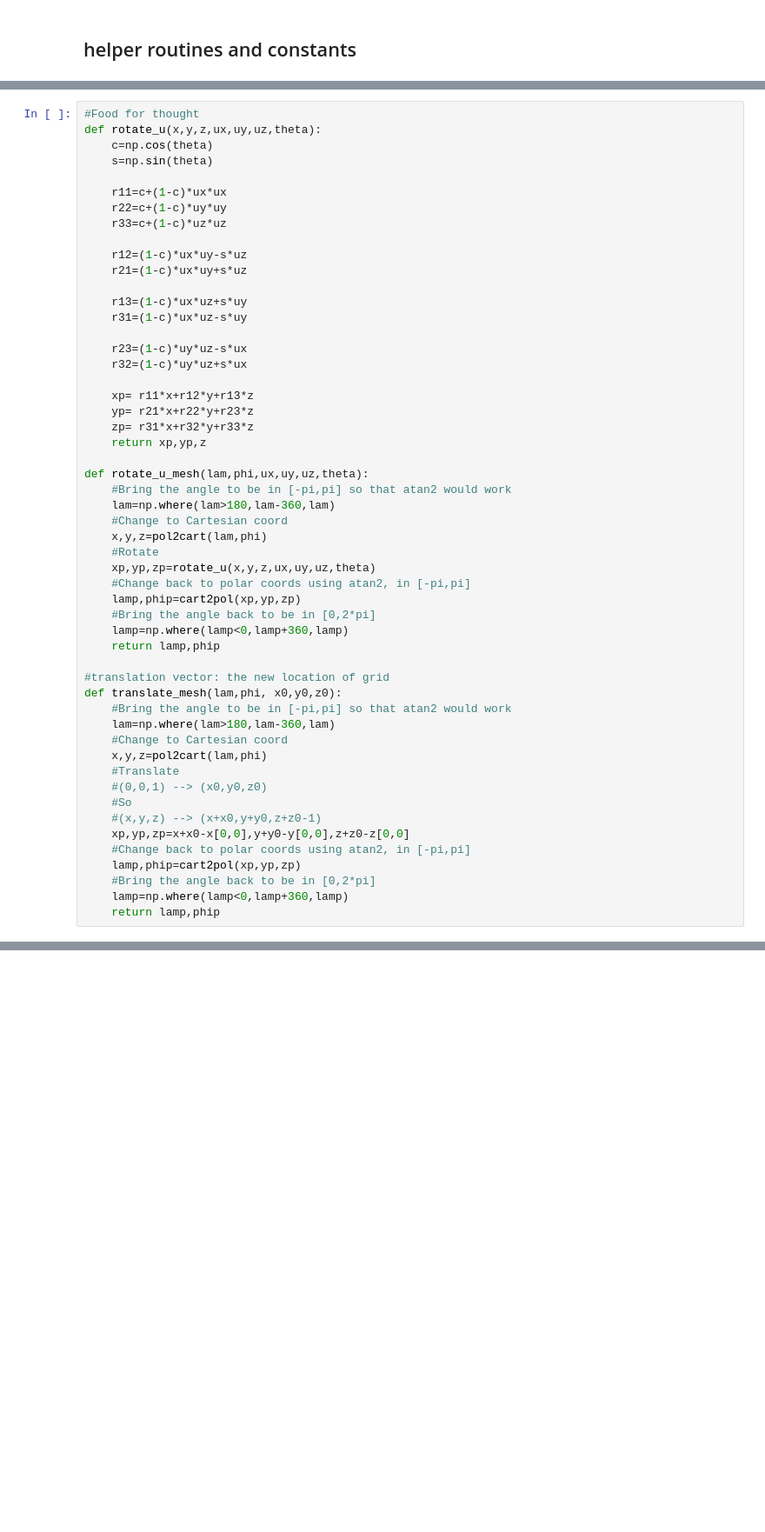
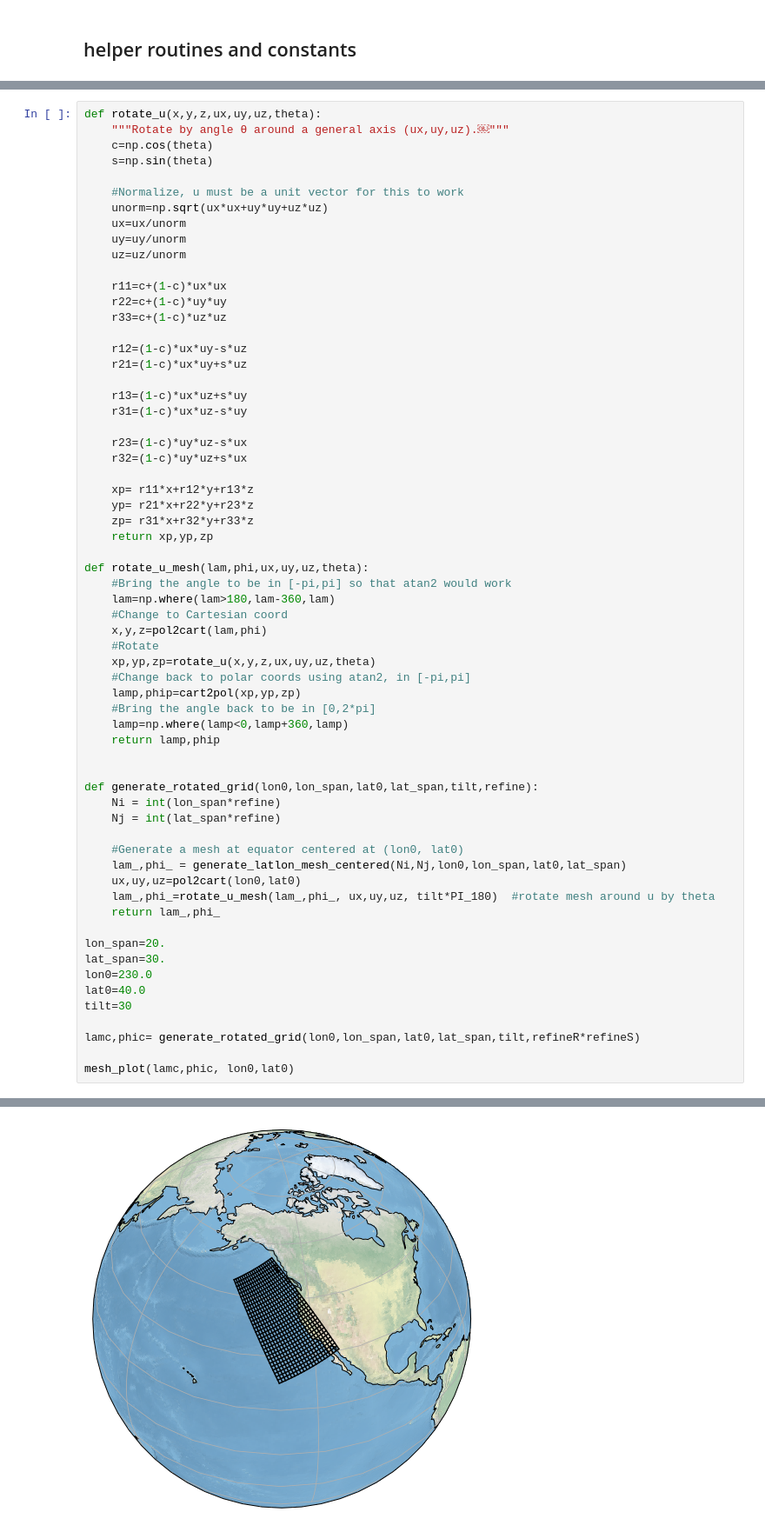
Before and after one commit to nikizadehgfdl/grid_generation, a Jupyter notebook: jupynotebooks/regional_grid_spherical.ipynb, the cells around one changed output, grey strips where cells are left out. Shown at 87% size. Cells and saved outputs as stored; diff of their text form; blank space fills up the shorter version.

Commit message:
Update the regional_grid notebook

```diff
--- a/jupynotebooks/regional_grid_spherical.ipynb
+++ b/jupynotebooks/regional_grid_spherical.ipynb
@@ -194,8 +195,14 @@ Generating regular lat-lon grid between ceneterd at  210.0 0.0
 # %%
-#Food for thought
 def rotate_u(x,y,z,ux,uy,uz,theta):
+    """Rotate by angle θ around a general axis (ux,uy,uz).￼"""
     c=np.cos(theta)
     s=np.sin(theta)
+
+    #Normalize, u must be a unit vector for this to work
+    unorm=np.sqrt(ux*ux+uy*uy+uz*uz)
+    ux=ux/unorm
+    uy=uy/unorm
+    uz=uz/unorm
 
     r11=c+(1-c)*ux*ux
     r22=c+(1-c)*uy*uy
@@ -213,7 +220,7 @@ def rotate_u(x,y,z,ux,uy,uz,theta):
     xp= r11*x+r12*y+r13*z
     yp= r21*x+r22*y+r23*z
     zp= r31*x+r32*y+r33*z
-    return xp,yp,z
+    return xp,yp,zp
 
 def rotate_u_mesh(lam,phi,ux,uy,uz,theta):
     #Bring the angle to be in [-pi,pi] so that atan2 would work
@@ -228,19 +235,24 @@ def rotate_u_mesh(lam,phi,ux,uy,uz,theta):
     lamp=np.where(lamp<0,lamp+360,lamp)
     return lamp,phip
 
-#translation vector: the new location of grid
-def translate_mesh(lam,phi, x0,y0,z0):
-    #Bring the angle to be in [-pi,pi] so that atan2 would work
-    lam=np.where(lam>180,lam-360,lam)
-    #Change to Cartesian coord
-    x,y,z=pol2cart(lam,phi)
-    #Translate
-    #(0,0,1) --> (x0,y0,z0)
-    #So
-    #(x,y,z) --> (x+x0,y+y0,z+z0-1)
-    xp,yp,zp=x+x0-x[0,0],y+y0-y[0,0],z+z0-z[0,0]
-    #Change back to polar coords using atan2, in [-pi,pi]
-    lamp,phip=cart2pol(xp,yp,zp)
-    #Bring the angle back to be in [0,2*pi]
-    lamp=np.where(lamp<0,lamp+360,lamp)
-    return lamp,phip
+
+def generate_rotated_grid(lon0,lon_span,lat0,lat_span,tilt,refine):
+    Ni = int(lon_span*refine)
+    Nj = int(lat_span*refine)
+
+    #Generate a mesh at equator centered at (lon0, lat0)
+    lam_,phi_ = generate_latlon_mesh_centered(Ni,Nj,lon0,lon_span,lat0,lat_span)
+    ux,uy,uz=pol2cart(lon0,lat0)
+    lam_,phi_=rotate_u_mesh(lam_,phi_, ux,uy,uz, tilt*PI_180)  #rotate mesh around u by theta
+    return lam_,phi_
+
+lon_span=20.
+lat_span=30.
+lon0=230.0
+lat0=40.0
+tilt=30
+
+lamc,phic= generate_rotated_grid(lon0,lon_span,lat0,lat_span,tilt,refineR*refineS)
+
+mesh_plot(lamc,phic, lon0,lat0)
+# %% [output]
@@ -246,0 +262 @@ def translate_mesh(lam,phi, x0,y0,z0):
+[figure, added]
```
Also changed, not shown: parts of 7 cells of this notebook.
